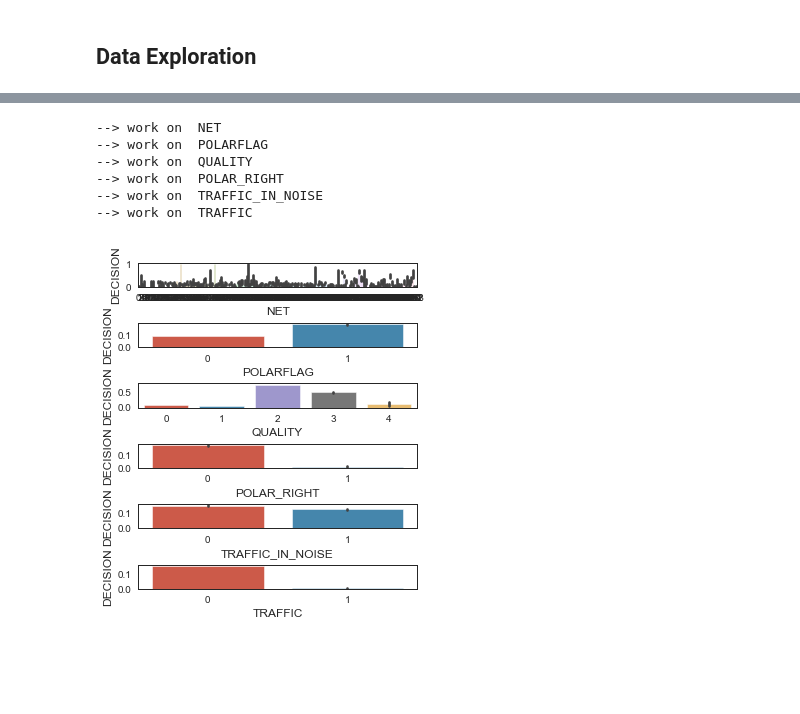
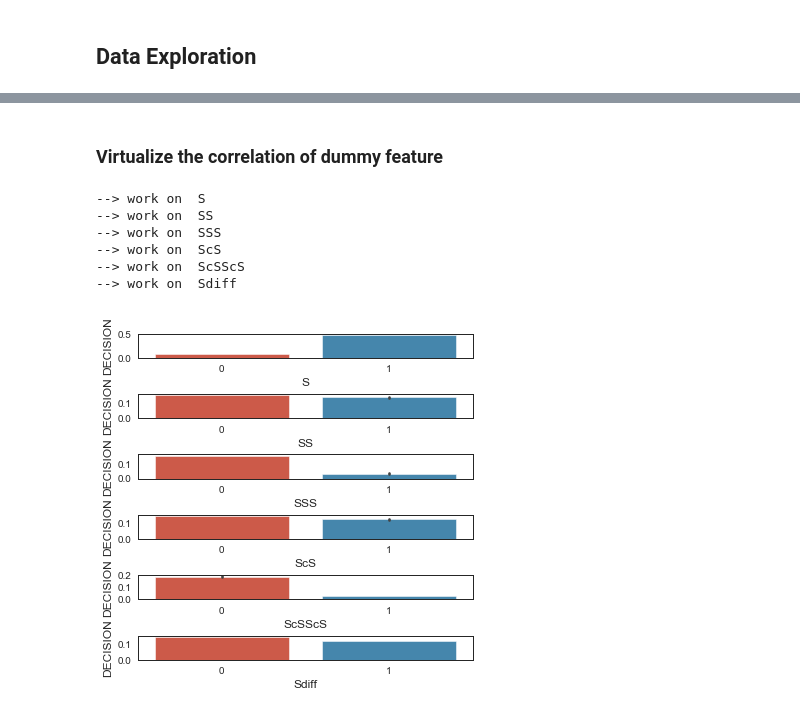
Before and after one commit to Leviyu/EWPredict, a Jupyter notebook: EWPredict_learn.ipynb, the cells around one changed output, grey strips where cells are left out. Saved outputs shown, nothing was run; the diff lists cells and outputs as text; code cells hidden in the pictures; blank space fills up the shorter version.

```diff
--- a/EWPredict_learn.ipynb
+++ b/EWPredict_learn.ipynb
@@ -502,0 +427,15 @@ total feature num is 31 numerical feature num is 21 categorial feature num is 6
+# %%
+# For categorial features, we directly label encode them
+
+from sklearn.preprocessing import OneHotEncoder
+enc = OneHotEncoder(handle_unknown='ignore',categorical_features=[0])
+label = LabelEncoder()
+
+# for categorial feature, we use label endocing
+for feature in categorial_feature:
+    print("--> Work on ", feature)
+    label.fit(data[feature])
+    # save encoder
+    np.save(feature+'.encoder',label.classes_)
+#     print(label)
+    data[feature] = label.transform(data[feature])
@@ -503,14 +450,5 @@ total feature num is 31 numerical feature num is 21 categorial feature num is 6
 # %%
-# For categorial features, we directly label encode them
 
-from sklearn.preprocessing import OneHotEncoder
-enc = OneHotEncoder(handle_unknown='ignore',categorical_features=[0])
-label = LabelEncoder()
-
-# for categorial feature, we use label endocing
-for feature in categorial_feature:
-    print("--> Work on ", feature)
-    data[feature] = label.fit_transform(data[feature])
 
 # For dummy variable we use onehotencoding
 new_dummy = []
@@ -556,0 +485,12 @@ memory usage: 41.0 MB
+# %%
+my_feature = categorial_feature
+fignum = len(my_feature)
+
+fig, axes = plt.subplots(fignum,1,figsize=(len(my_feature),fignum))
+plt.subplots_adjust(hspace=1.5)
+
+for index,feature in enumerate(my_feature):
+    print("--> work on ",feature)
+    sns.barplot(x=feature,y='DECISION',data=data,ax=axes[index])
+
+plt.show()
@@ -557,23 +506,20 @@ memory usage: 41.0 MB
+# %% [markdown]
+### Virtualize the correlation of dummy feature
 # %%
-# Virtualize the correlation of each feature
 
-# my_feature = categorial_feature + numerical_feature + dummy_feature
-my_feature = categorial_feature
+my_feature = new_dummy
 fignum = len(my_feature)
-
-fig, axes = plt.subplots(fignum,1,figsize=(5,fignum))
+fig, axes = plt.subplots(fignum,1,figsize=(len(my_feature),fignum))
 plt.subplots_adjust(hspace=1.5)
-
 for index,feature in enumerate(my_feature):
     print("--> work on ",feature)
     sns.barplot(x=feature,y='DECISION',data=data,ax=axes[index])
-
 plt.show()
 # %% [output]
---> work on  NET
---> work on  POLARFLAG
---> work on  QUALITY
---> work on  POLAR_RIGHT
---> work on  TRAFFIC_IN_NOISE
---> work on  TRAFFIC
+--> work on  S
+--> work on  SS
+--> work on  SSS
+--> work on  ScS
+--> work on  ScSScS
+--> work on  Sdiff
-[figure, old version]
+[figure, new version]
```
Also changed, not shown: parts of 113 cells of this notebook, 15 other files.
